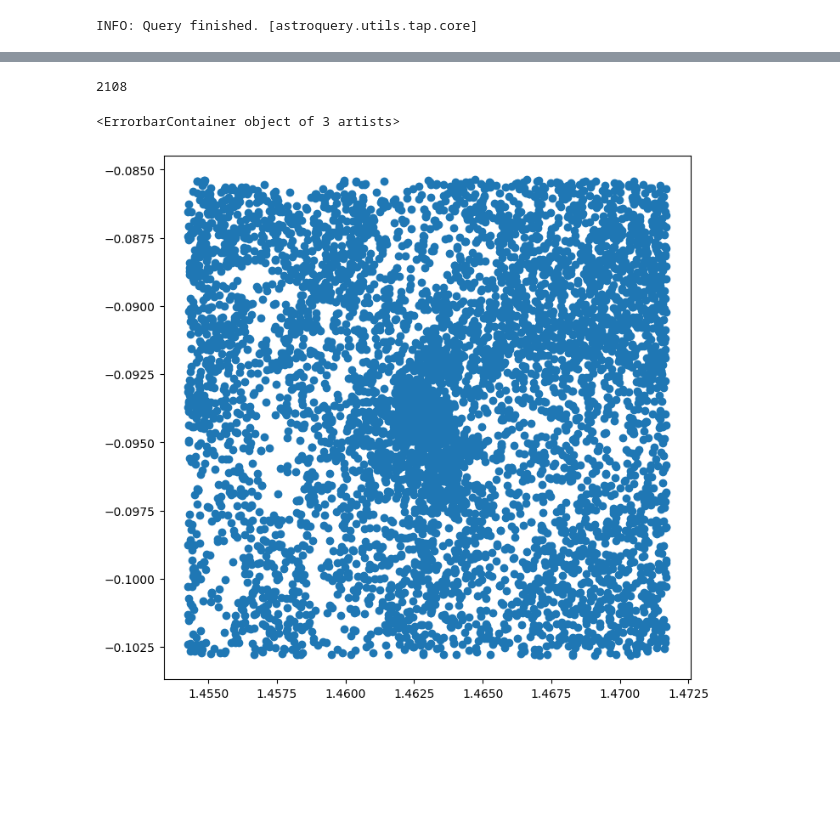
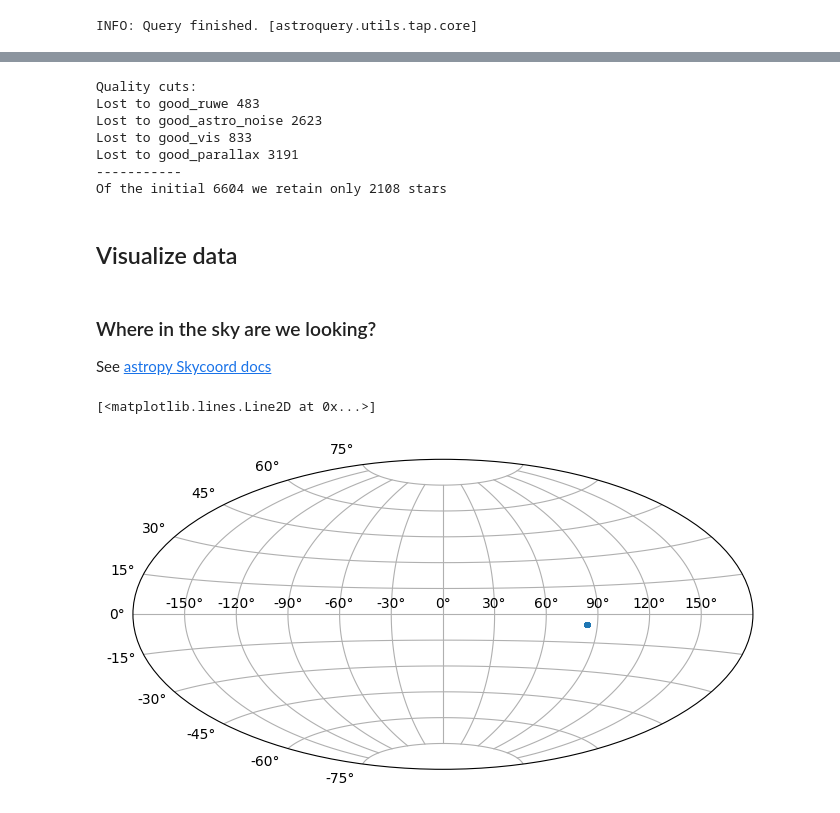
Before and after one commit to mathren/MfA_runaways, a Jupyter notebook: data/explore_Gaia_dr3_catalog.ipynb, the cells around one changed output, grey strips where cells are left out. Drawn from its saved outputs; the diff is of its cells as text; code cells hidden in the pictures; blank space fills up the shorter version.

```diff
--- a/data/explore_Gaia_dr3_catalog.ipynb
+++ b/data/explore_Gaia_dr3_catalog.ipynb
@@ -17,8 +15,8 @@ The autoreload extension is already loaded. To reload it, use:
 # check we use DR3
 Gaia.MAIN_GAIA_TABLE = "gaiadr3.gaia_source"
 # %%
-# never download more than 10 stars for testing, set to -1 for no limit
-Gaia.ROW_LIMIT = -1
+# never download more than 100 stars for testing, set to -1 for no limit
+Gaia.ROW_LIMIT = 6700 # 100
 # %%
 # read the data
 gaiadr3_table = Gaia.load_table('gaiadr3.gaia_source')
@@ -37,7 +35,7 @@ query stars around the orion nebula
 Orion_center = SkyCoord(ra=83.822 , dec=-5.391, unit=(u.degree, u.degree), frame='icrs')
 width = u.Quantity(1, u.deg)
 height = width
-query = Gaia.query_object_async(coordinate=Orion_center, width=width, height=height)
+orion_cluster_all = Gaia.query_object_async(coordinate=Orion_center, width=width, height=height)
 # %% [output]
 INFO: Query finished. [astroquery.utils.tap.core]
 # %%
@@ -69,35 +48,50 @@ For more info see Lindegren et al. 2018, 2022, Maiz-Apellaniz et al.
 # %%
+print("Quality cuts:")
 # renormilized unit weigh error
-good_ruwe        = query['ruwe'] < 1.4
+good_ruwe        = orion_cluster_all['ruwe'] < 1.4
+print("Lost to good_ruwe",  np.sum(1-good_ruwe))
 # excess astrometric noise
-good_astro_noise = query["astrometric_excess_noise"] < 1
+good_astro_noise = orion_cluster_all["astrometric_excess_noise"] < 1
+print("Lost to good_astro_noise",  np.sum(1-good_astro_noise))
 # visibility periods used for astrometric solution
-good_vis         = query['visibility_periods_used']>10
+good_vis         = orion_cluster_all['visibility_periods_used']>10
+print("Lost to good_vis",  np.sum(1-good_vis))
 # parallax relative error < 10%
-good_parallax    = query['parallax_over_error'] > 10
+good_parallax    = orion_cluster_all['parallax_over_error'] > 10
+print("Lost to good_parallax",  np.sum(1-good_parallax))
 # combination
 index_good             = good_ruwe & good_astro_noise & good_vis & good_parallax
 # verify number of stars left
-print(len(query['ra'][index_good]))
+print("-----------")
+print("Of the initial", len(orion_cluster_all['ra']), "we retain only", len(orion_cluster_all['ra'][index_good]), "stars")
 # %% [output]
-2108
+Quality cuts:
+Lost to good_ruwe 483
+Lost to good_astro_noise 2623
+Lost to good_vis 833
+Lost to good_parallax 3191
+-----------
+Of the initial 6604 we retain only 2108 stars
-# %%
-fig = plt.figure(figsize=(8, 8))
-gs = gridspec.GridSpec(100, 100)
-ax = fig.add_subplot(gs[:, :])
-
-ra = query["ra"]
-ra_err = query["ra_error"].to(u.degree)
-dec = query["dec"]
-dec_err = query["dec_error"].to(u.degree)
-
-positions = SkyCoord(ra=ra, dec=dec, unit=(u.degree, u.degree), frame='icrs')
-ra_rad = positions.ra.wrap_at(180 * u.deg).radian
-dec_rad = positions.dec.radian
-
-ax.errorbar(ra_rad, dec_rad, yerr = dec_err.value , xerr=ra_err.value, lw=0, elinewidth=3, marker='o')
-# ax.set_xlabel(r"RA [deg]")
-# ax.set_ylabel(r"DEC [deg]")
-# %% [output]
-<ErrorbarContainer object of 3 artists>
-[figure, removed]
+# %% [markdown]
+## Visualize data
+# %%
+ra = orion_cluster_all["ra"]
+ra_err = orion_cluster_all["ra_error"].to(u.degree)
+dec = orion_cluster_all["dec"]
+dec_err = orion_cluster_all["dec_error"].to(u.degree)
+
+positions = SkyCoord(ra=ra, dec=dec, unit=(u.degree, u.degree), frame='icrs')
+ra_rad = positions.ra.wrap_at(180 * u.deg).radian
+dec_rad = positions.dec.radian
+# %% [markdown]
+### Where in the sky are we looking?
+
+See [astropy Skycoord docs](https://docs.astropy.org/en/stable/coordinates/skycoord.html)
+# %%
+fig = plt.figure(figsize=(8,4.2))
+ax = fig.add_subplot(111, projection="aitoff")
+ax.grid(True)
+ax.plot(ra_rad, dec_rad, 'o', markersize=2, alpha=0.3)
+# %% [output]
+[<matplotlib.lines.Line2D at 0x...>]
+[figure, added]
```
Also changed, not shown: parts of 7 cells of this notebook, 2 other files.
